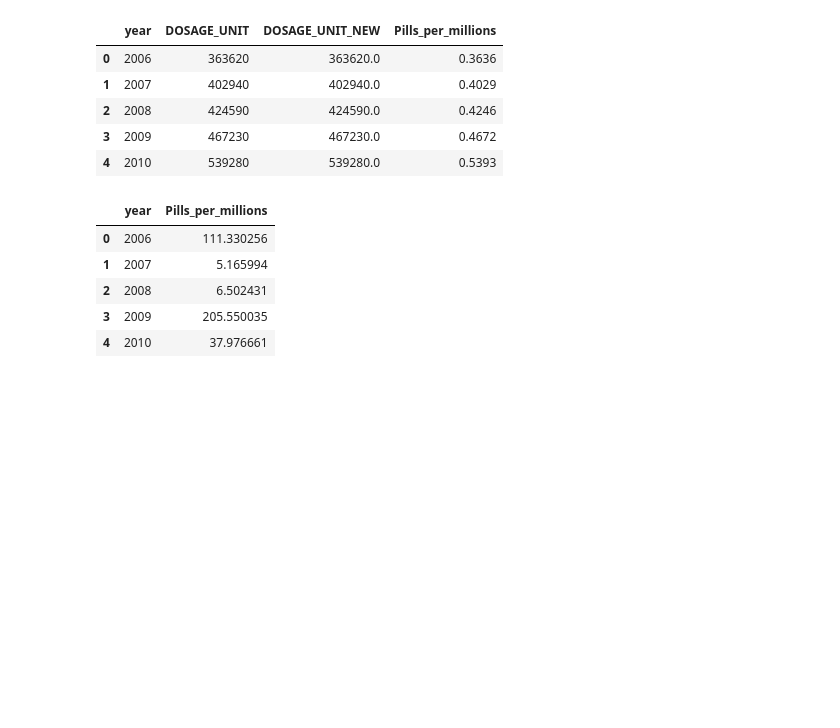
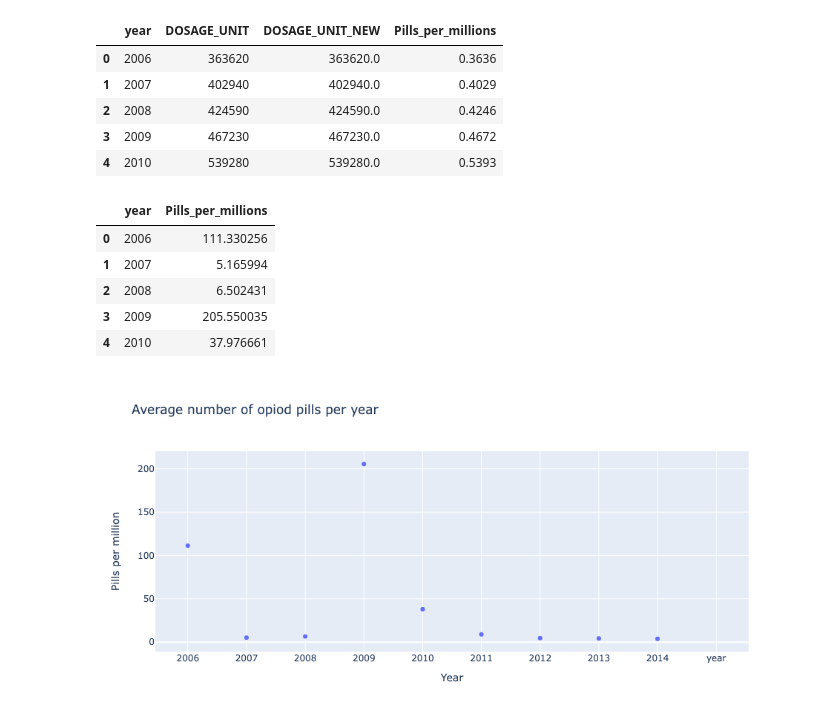
Before and after one commit to hliu154/dshw2.io, a Jupyter notebook: hw4.ipynb, the cells around one changed output. Cells and saved outputs as stored; diff of their text form; code cells hidden in the pictures; blank space fills up the shorter version.

```diff
--- a/hw4.ipynb
+++ b/hw4.ipynb
@@ -302,7 +305,10 @@ plotdf.head()
 # %%
 fig1 = px.scatter(x = plotdf.year, y = plotdf.Pills_per_millions, title = 'Average number of opiod pills per year', labels = {'x': 'Year', 'y': 'Pills per million'})
 fig1.show()
 fig1.write_html("Q4.html")
+display.Image("scatter.png")
+# %% [output]
+[figure, added]
 # %%
 #The file is too large to be published. However, the link to the html file is attached, along with a link to a png output
 https://github.com/hliu154/dshw2.io/blob/main/Q4.html
```
Also changed, not shown: parts of 2 cells of this notebook.
